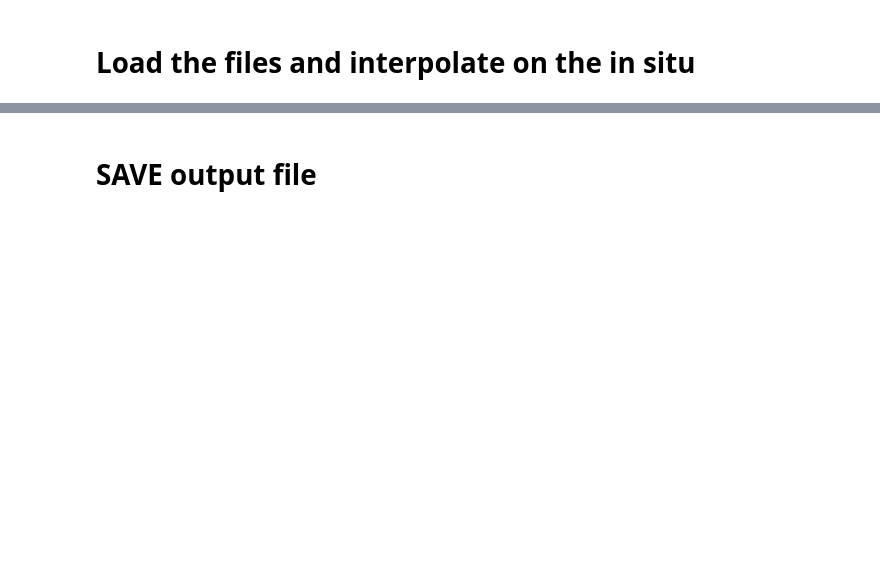
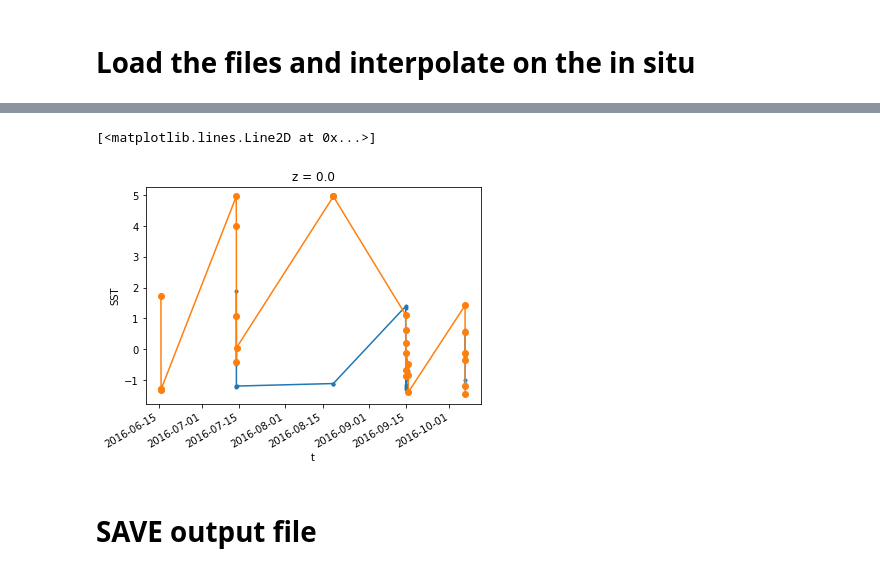
Before and after one commit to NASA-SASSIE/collocation, a Jupyter notebook: collocation_insitu_satellite_test.ipynb, the cells around one changed output, grey strips where cells are left out. Saved outputs shown, nothing was run; the diff lists cells and outputs as text; code cells hidden in the pictures; blank space fills up the shorter version.

Commit message:
Added collocation to OISST

```diff
--- a/collocation_insitu_satellite_test.ipynb
+++ b/collocation_insitu_satellite_test.ipynb
@@ -35,7 +36,8 @@ ShortName_sss = "SMAP_JPL_L3_SSS_CAP_8DAY-RUNNINGMEAN_V5"
 # %%
 # Severine:
 insitu_dir=Path('/home/jovyan/Data/SASSIE/collocation/insitu/')
-sat_dir=Path('/home/jovyan/Data/SASSIE/collocation/satellite/smap_jpl_l3/')
+satsss_dir=Path('/home/jovyan/Data/SASSIE/collocation/satellite/smap_jpl_l3/')
+satsst_dir=Path('/home/jovyan/Data/SASSIE/collocation/satellite/oisst_l4/')
 output_dir=Path('./data/output/')
 # %% [markdown]
 #### Querying CMR using `earthdata` to get the `concept_id` for the cloud hosted collection
@@ -156,9 +166,12 @@ dates = set(dates)
 # %%
-smap = [] #list of granules to load (size of in situ time)
-list_files=[]
+list_files_sss=[]
+list_files_sst=[]
 for dt in dates:
-    filename=str(sat_dir)+'/SMAP_L3_SSS_'+str(dt.year)+str(dt.month).zfill(2)+str(dt.day).zfill(2)+'_8DAYS_V5.0.nc'
-    smap.append(xr.open_dataset(filename))
-    list_files.append(filename)
+    filename=str(satsss_dir)+'/SMAP_L3_SSS_'+str(dt.year)+str(dt.month).zfill(2)+str(dt.day).zfill(2)+'_8DAYS_V5.0.nc'
+    # smap.append(xr.open_dataset(filename))
+    list_files_sss.append(filename)
     print(filename)
+    filename=str(satsst_dir)+'/'+str(dt.year)+str(dt.month).zfill(2)+str(dt.day).zfill(2)+'120000-NCEI-L4_GHRSST-SSTblend-AVHRR_OI-GLOB-v02.0-fv02.1.nc'
+    list_files_sst.append(filename)
+    print(filename)
 # %% [output]
@@ -274,0 +218,10 @@ insitu.SSS.plot(marker='o')
+# %%
+ds_oisst_L4 = xr.open_mfdataset(
+    list_files_sst,
+    combine='nested',
+    concat_dim='time',
+    decode_cf=True,
+    coords='minimal',
+    chunks={'time': 1}
+    ).sel(lon=slice(lonrange[0],lonrange[1]), lat=slice(latrange[0],latrange[1])) #lat are organized in the other direction than in smap
+ds_oisst_L4
@@ -274,0 +381,11 @@ insitu.SSS.plot(marker='o')
+# %%
+# Same for temperature
+interp_to= xr.Dataset(
+    dict(
+        lon = xr.DataArray(insitu.x.values, dims='points'),
+        lat = xr.DataArray(insitu.y.values, dims='points'),
+        time = xr.DataArray(insitu.t.values, dims='points'),
+    )
+)
+collocation_sst = ds_oisst_L4['analysed_sst'].interp(interp_to)-273.15
+collocation_sst
@@ -275,3 +423,9 @@ insitu.SSS.plot(marker='o')
+# %%
+collocation_sst.plot(x='time', marker='.')
+insitu.SST.plot(marker='o')
+# %% [output]
+[<matplotlib.lines.Line2D at 0x...>]
+[figure, added]
 # %% [markdown]
 # SAVE output file
 # %%
```
Also changed, not shown: parts of 19 cells of this notebook, 1 other file.
